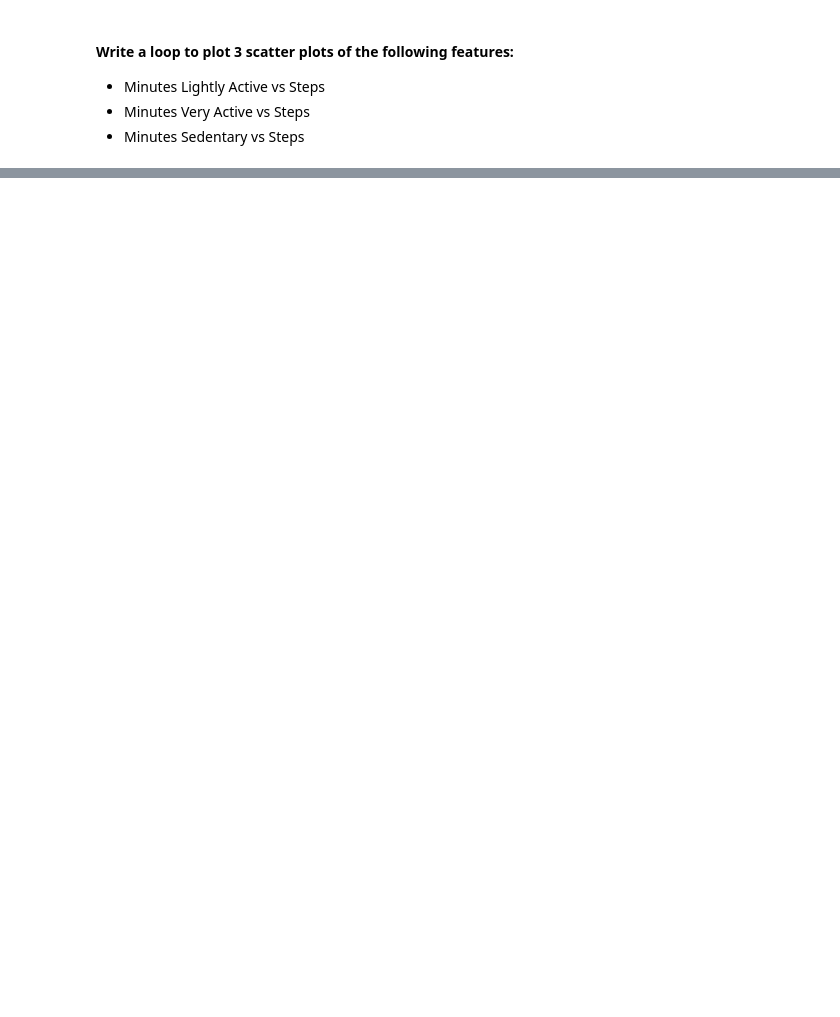
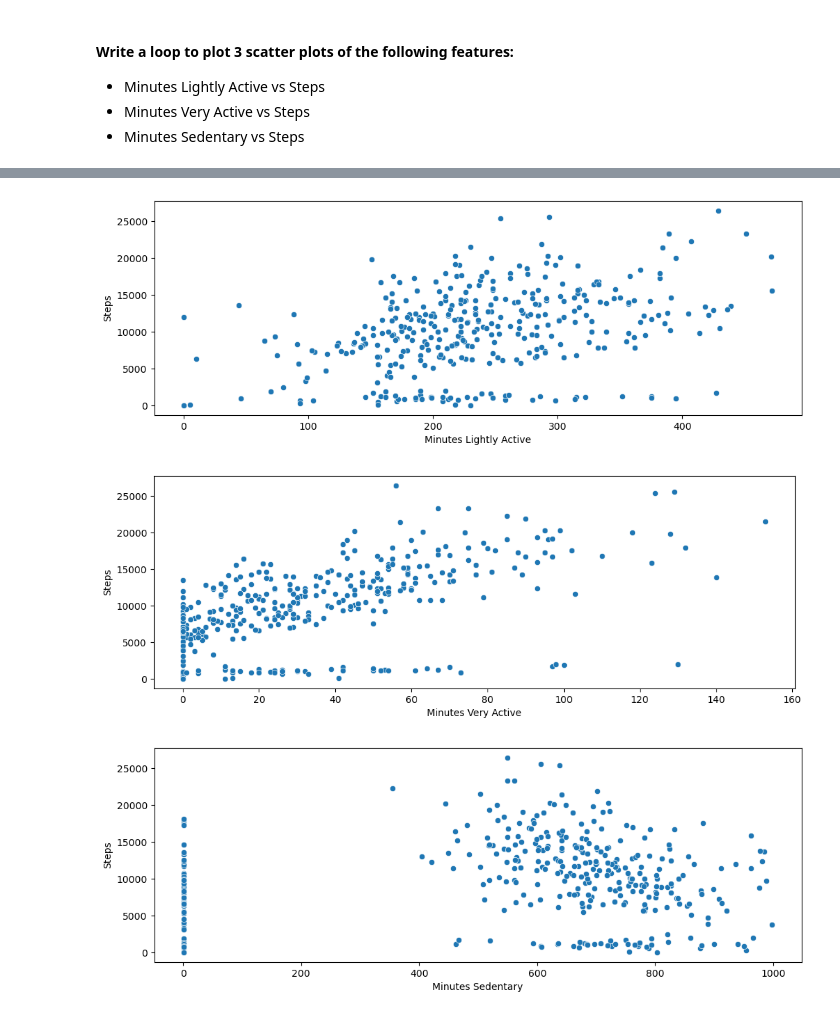
Before and after one commit to perikoloso/lab-matplotlib-seaborn, a Jupyter notebook: your-code/challenge-1.ipynb, the cells around one changed output, grey strips where cells are left out. Cells and saved outputs as stored; diff of their text form; code cells hidden in the pictures; blank space fills up the shorter version.

```diff
--- a/your-code/challenge-1.ipynb
+++ b/your-code/challenge-1.ipynb
@@ -38,0 +61,12 @@ How does the average number of steps change by month? Use the appropriate visual
+# %%
+
+fields_list=["Minutes Lightly Active", "Minutes Very Active","Minutes Sedentary"]
+for i in fields_list:
+    plt.figure(figsize=(12,4))
+
+    sns.scatterplot(x=fitbit[i], y=fitbit["Steps"]);
+    plt.show()
+# %% [output]
+[figure, added]
+[figure, added]
+[figure, added]
```
Also changed, not shown: parts of 7 cells of this notebook, 1 other file.
